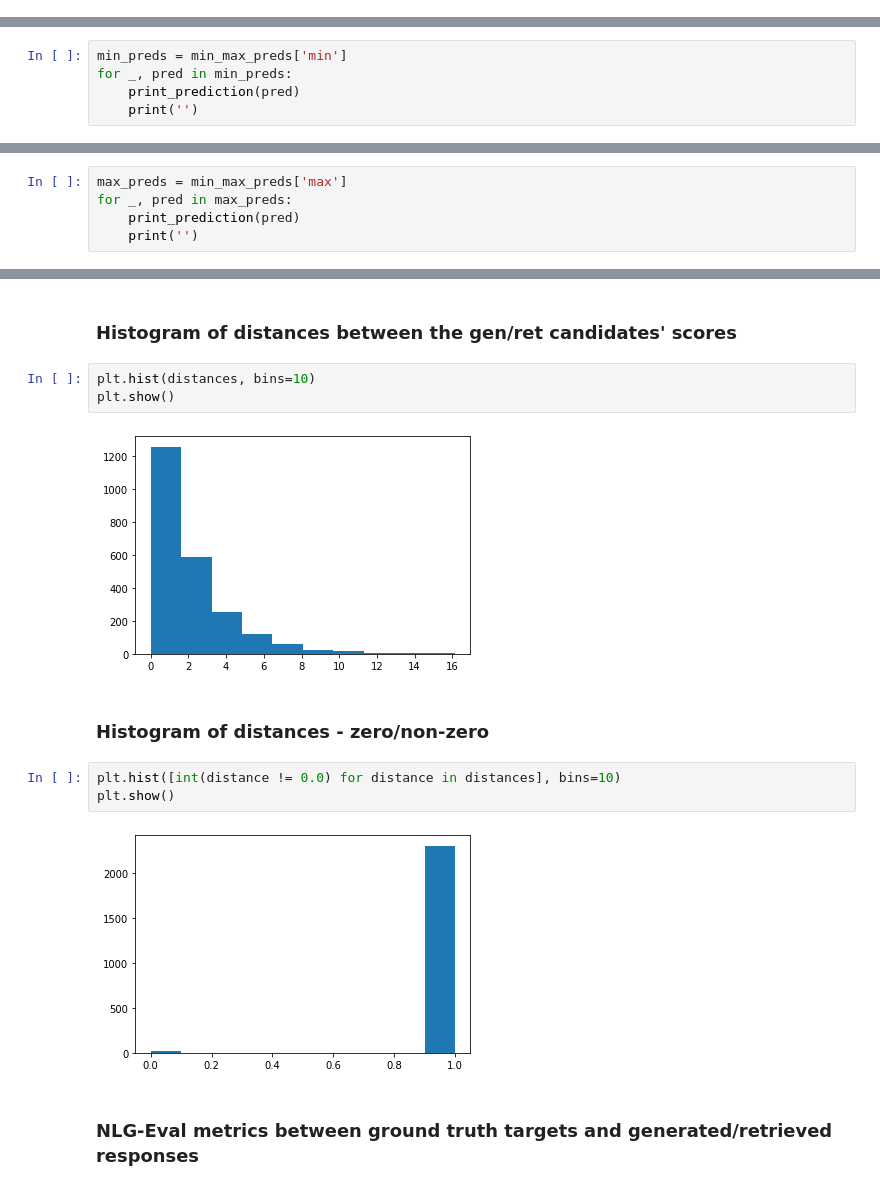
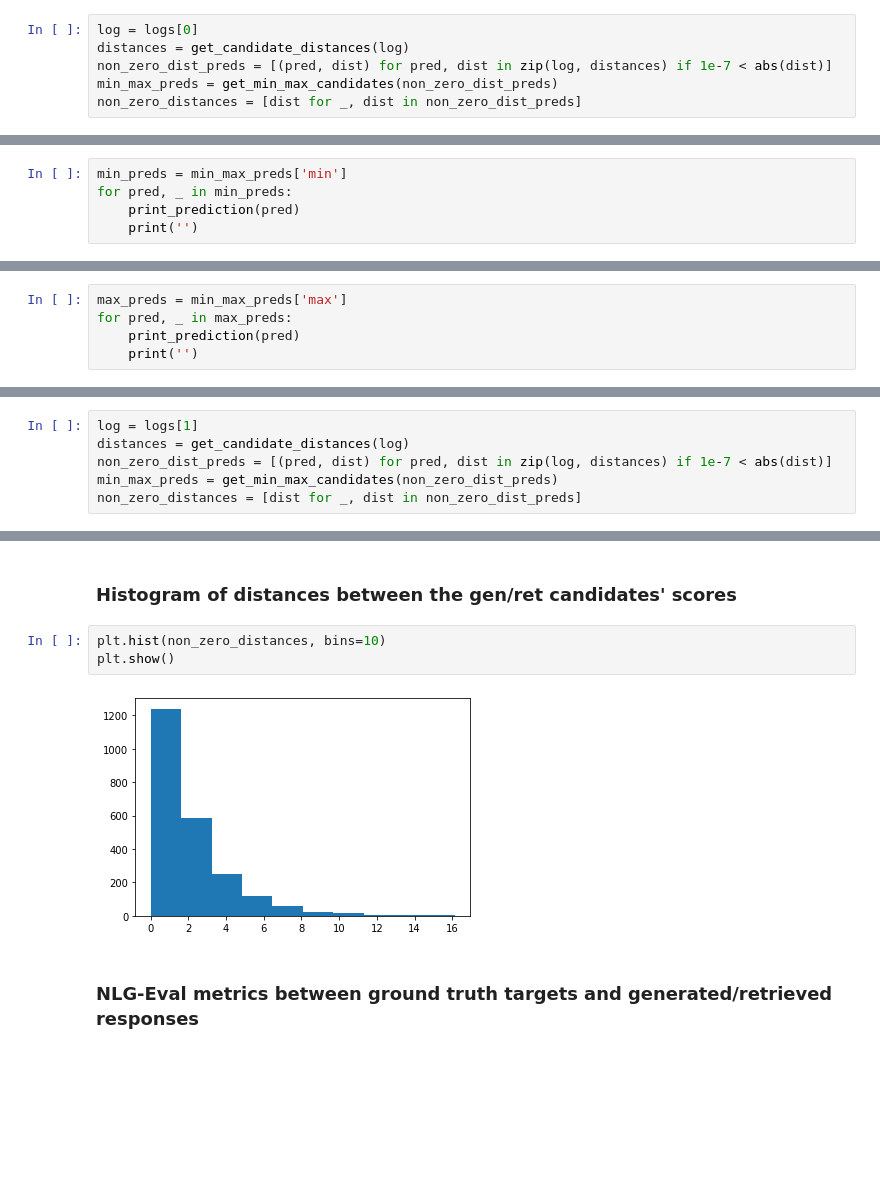
Before and after one commit to ishalyminov/GRTr, a Jupyter notebook: looking_at_grtr_predictions.ipynb, the cells around one changed output, grey strips where cells are left out. Saved outputs shown, nothing was run; the diff lists cells and outputs as text; blank space fills up the shorter version.

```diff
--- a/looking_at_grtr_predictions.ipynb
+++ b/looking_at_grtr_predictions.ipynb
@@ -58,0 +45,6 @@ min_max_preds = get_min_max_candidates(log, distances)
+# %%
+log = logs[0]
+distances = get_candidate_distances(log)
+non_zero_dist_preds = [(pred, dist) for pred, dist in zip(log, distances) if 1e-7 < abs(dist)]
+min_max_preds = get_min_max_candidates(non_zero_dist_preds)
+non_zero_distances = [dist for _, dist in non_zero_dist_preds]
@@ -60,7 +66,7 @@ min_max_preds = get_min_max_candidates(log, distances)
 ### Predictions with 10 closest retrieved/generated pairs
 # %%
 min_preds = min_max_preds['min']
-for _, pred in min_preds:
+for pred, _ in min_preds:
     print_prediction(pred)
     print('')
 # %% [output]
@@ -85,7 +91,7 @@ Where's a good place to bring some kids? [-0.583] [retrieved]
 ### Prediction with the most distant retrieved and generated scores
 # %%
 max_preds = min_max_preds['max']
-for _, pred in max_preds:
+for pred, _ in max_preds:
     print_prediction(pred)
     print('')
 # %% [output]
@@ -163,0 +159,6 @@ min_max_preds = get_min_max_candidates(log, distances)
+# %%
+log = logs[1]
+distances = get_candidate_distances(log)
+non_zero_dist_preds = [(pred, dist) for pred, dist in zip(log, distances) if 1e-7 < abs(dist)]
+min_max_preds = get_min_max_candidates(non_zero_dist_preds)
+non_zero_distances = [dist for _, dist in non_zero_dist_preds]
@@ -214,17 +229,10 @@ Where's a good place to bring some kids? [-0.583] [retrieved]
 # %% [markdown]
 ### Histogram of distances between the gen/ret candidates' scores
 # %%
-plt.hist(distances, bins=10)
+plt.hist(non_zero_distances, bins=10)
 plt.show()
 # %% [output]
-[figure, old version]
+[figure, new version]
-# %% [markdown]
-### Histogram of distances - zero/non-zero
-# %%
-plt.hist([int(distance != 0.0) for distance in distances], bins=10)
-plt.show()
-# %% [output]
-[figure, removed]
 # %% [markdown]
 ### NLG-Eval metrics between ground truth targets and generated/retrieved responses
 # %%
```
Also changed, not shown: parts of 29 cells of this notebook.
